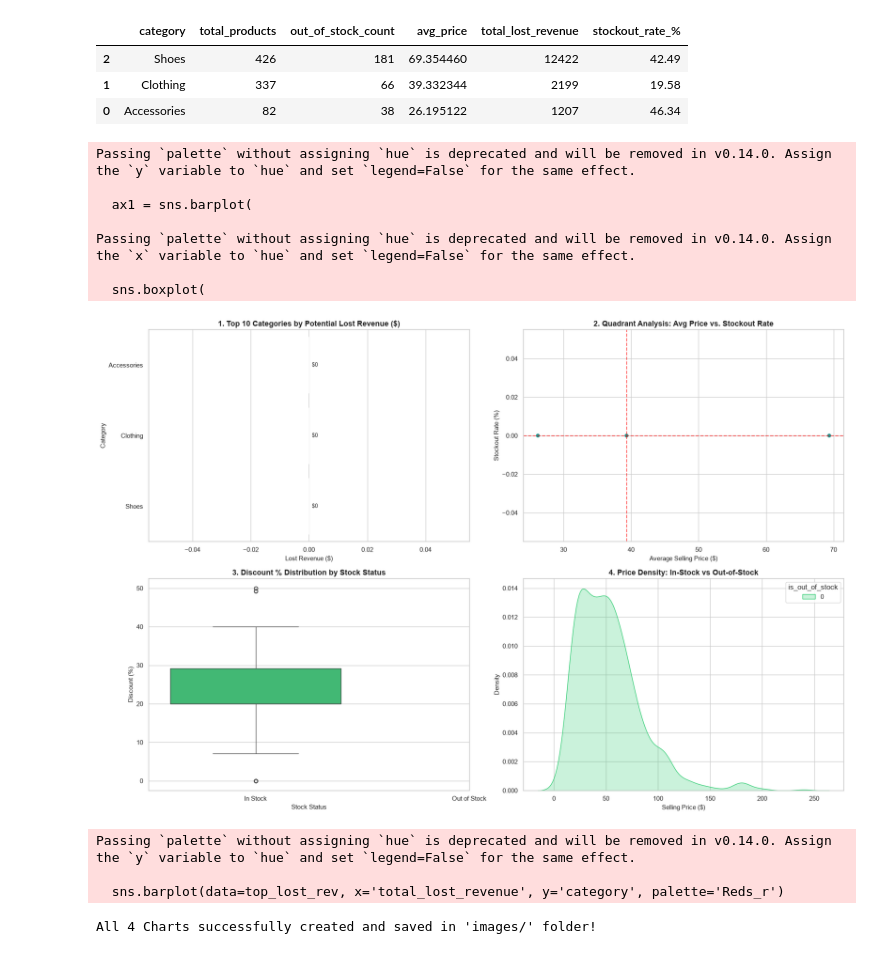
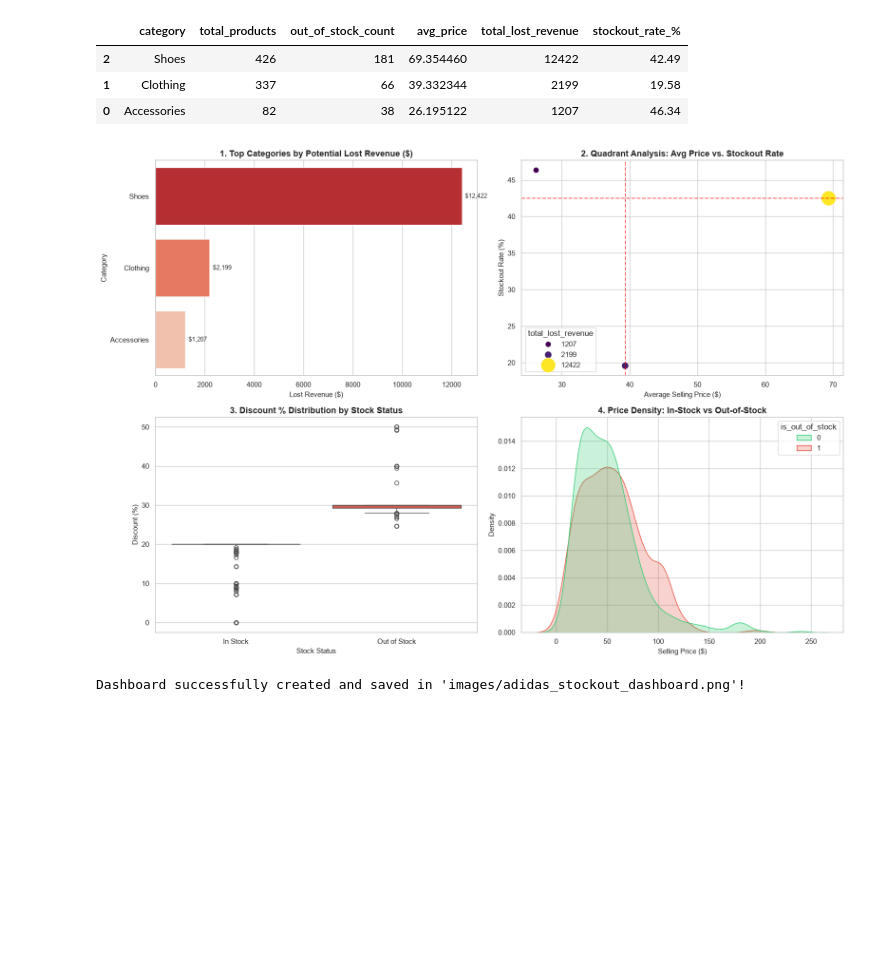
Before and after one commit to kkhushi-07/Adidas-Product-Out-Of-Stock-Analysis, a Jupyter notebook: analysis.ipynb, the cells around one changed output. Saved outputs shown, nothing was run; the diff lists cells and outputs as text; code cells hidden in the pictures; blank space fills up the shorter version.

Commit message:
Step 4: Generated high-resolution 4-chart inventory stockout dashboard

```diff
--- a/analysis.ipynb
+++ b/analysis.ipynb
@@ -123,64 +123,59 @@ Top Categories:
 | 0 | Accessories | 82 | 38 | 26.195122 | 1207 | 46.34 |
 # %%
 # ==========================================
-# STEP 4: ADVANCED VISUALIZATIONS & QUADRANT ANALYSIS
+# STEP 4: VISUALIZATIONS & DASHBOARD
 # ==========================================
-
 import os
 import matplotlib.pyplot as plt
 import seaborn as sns
 
-# Create images folder
 os.makedirs('images', exist_ok=True)
-
-# Set visual theme
 sns.set_theme(style="whitegrid")
 plt.rcParams['font.sans-serif'] = 'Arial'
 
-# Create a 2x2 Subplot Figure for Dashboard Style
-fig, axes = plt.subplots(2, 2, figsize=(18, 12))
+fig, axes = plt.subplots(2, 2, figsize=(16, 11))
 
 # -------------------------------------------------------------
-# CHART 1: Top 10 Categories by Potential Lost Revenue
+# Chart 1: Top 8 Categories by Potential Lost Revenue
 # -------------------------------------------------------------
-top_lost_rev = category_summary.head(10)
+top_cats = category_summary.head(8)
 ax1 = sns.barplot(
-    data=top_lost_rev,
+    data=top_cats,
     x='total_lost_revenue',
     y='category',
+    hue='category',
     palette='Reds_r',
+    legend=False,
     ax=axes[0, 0]
 )
-axes[0, 0].set_title('1. Top 10 Categories by Potential Lost Revenue ($)', fontsize=13, fontweight='bold')
+axes[0, 0].set_title('1. Top Categories by Potential Lost Revenue ($)', fontsize=13, fontweight='bold')
 axes[0, 0].set_xlabel('Lost Revenue ($)', fontsize=11)
 axes[0, 0].set_ylabel('Category', fontsize=11)
 
 for p in ax1.patches:
     width = p.get_width()
-    ax1.annotate(f'${width:,.0f}',
-                 (width, p.get_y() + p.get_height() / 2.),
-                 ha='left', va='center',
-                 xytext=(5, 0), textcoords='offset points', fontsize=9)
+    if width > 0:
+        ax1.annotate(f'${width:,.0f}',
+                     (width, p.get_y() + p.get_height() / 2.),
+                     ha='left', va='center', xytext=(5, 0), textcoords='offset points', fontsize=9)
 
 # -------------------------------------------------------------
-# CHART 2: Price vs. Stockout Quadrant Analysis
+# Chart 2: Price vs. Stockout Quadrant Analysis
 # -------------------------------------------------------------
-quad_data = category_summary[category_summary['total_products'] >= 3].copy()
-avg_price_med = quad_data['avg_price'].median() if not quad_data.empty else 50
-stockout_med = quad_data['stockout_rate_%'].median() if not quad_data.empty else 20
+quad_data = category_summary[category_summary['total_products'] >= 2].copy()
+avg_price_med = quad_data['avg_price'].median()
+stockout_med = quad_data['stockout_rate_%'].median()
 
 sns.scatterplot(
     data=quad_data,
     x='avg_price',
     y='stockout_rate_%',
     size='total_lost_revenue',
-    sizes=(50, 400),
+    sizes=(80, 500),
     hue='total_lost_revenue',
     palette='viridis',
-    legend=False,
     ax=axes[0, 1]
 )
-
 axes[0, 1].axvline(avg_price_med, color='red', linestyle='--', alpha=0.6)
 axes[0, 1].axhline(stockout_med, color='red', linestyle='--', alpha=0.6)
 axes[0, 1].set_title('2. Quadrant Analysis: Avg Price vs. Stockout Rate', fontsize=13, fontweight='bold')
@@ -188,60 +183,44 @@ axes[0, 1].set_xlabel('Average Selling Price ($)', fontsize=11)
 axes[0, 1].set_ylabel('Stockout Rate (%)', fontsize=11)
 
 # -------------------------------------------------------------
-# CHART 3: Discount Impact on Availability
+# Chart 3: Discount % Distribution by Stock Status
 # -------------------------------------------------------------
 sns.boxplot(
     data=df,
     x='is_out_of_stock',
     y='discount_pct',
+    hue='is_out_of_stock',
     palette=['#2ecc71', '#e74c3c'],
+    legend=False,
     ax=axes[1, 0]
 )
 axes[1, 0].set_title('3. Discount % Distribution by Stock Status', fontsize=13, fontweight='bold')
 axes[1, 0].set_xticks([0, 1])
 axes[1, 0].set_xticklabels(['In Stock', 'Out of Stock'])
 axes[1, 0].set_xlabel('Stock Status', fontsize=11)
 axes[1, 0].set_ylabel('Discount (%)', fontsize=11)
 
 # -------------------------------------------------------------
-# CHART 4: Price Distribution - In Stock vs Out of Stock
+# Chart 4: Selling Price Distribution (In-Stock vs Out-of-Stock)
 # -------------------------------------------------------------
 sns.kdeplot(
     data=df,
     x='selling_price',
     hue='is_out_of_stock',
     common_norm=False,
     fill=True,
     palette=['#2ecc71', '#e74c3c'],
     ax=axes[1, 1]
 )
 axes[1, 1].set_title('4. Price Density: In-Stock vs Out-of-Stock', fontsize=13, fontweight='bold')
 axes[1, 1].set_xlabel('Selling Price ($)', fontsize=11)
 axes[1, 1].set_ylabel('Density', fontsize=11)
 
 plt.tight_layout()
 plt.savefig('images/adidas_stockout_dashboard.png', dpi=300)
 plt.show()
 
-# Individual Image Saves for README Embeds
-plt.figure(figsize=(8, 5))
-sns.barplot(data=top_lost_rev, x='total_lost_revenue', y='category', palette='Reds_r')
-plt.title('Top 10 Categories by Lost Revenue')
-plt.tight_layout()
-plt.savefig('images/top_categories_lost_revenue.png', dpi=300)
-plt.close()
-
-print("All 4 Charts successfully created and saved in 'images/' folder!")
+print("Dashboard successfully created and saved in 'images/adidas_stockout_dashboard.png'!")
 # %% [output]
+[figure, new version]
-Passing `palette` without assigning `hue` is deprecated and will be removed in v0.14.0. Assign the `y` variable to `hue` and set `legend=False` for the same effect.
-
-  ax1 = sns.barplot(
-
-Passing `palette` without assigning `hue` is deprecated and will be removed in v0.14.0. Assign the `x` variable to `hue` and set `legend=False` for the same effect.
-
-  sns.boxplot(
+Dashboard successfully created and saved in 'images/adidas_stockout_dashboard.png'!
-[figure, old version]
-Passing `palette` without assigning `hue` is deprecated and will be removed in v0.14.0. Assign the `y` variable to `hue` and set `legend=False` for the same effect.
-
-  sns.barplot(data=top_lost_rev, x='total_lost_revenue', y='category', palette='Reds_r')
-All 4 Charts successfully created and saved in 'images/' folder!
```
Also changed, not shown: 1 other file.
